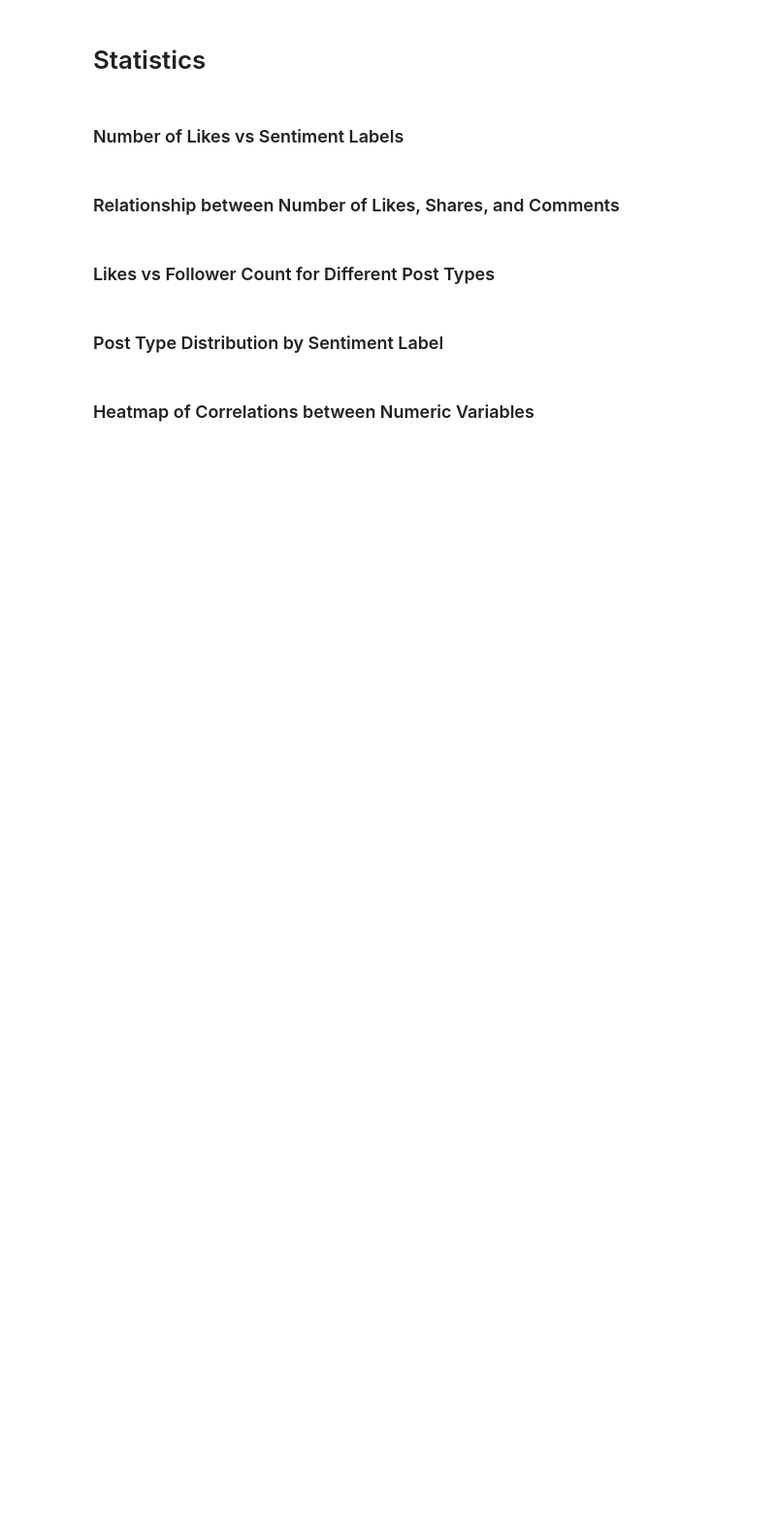
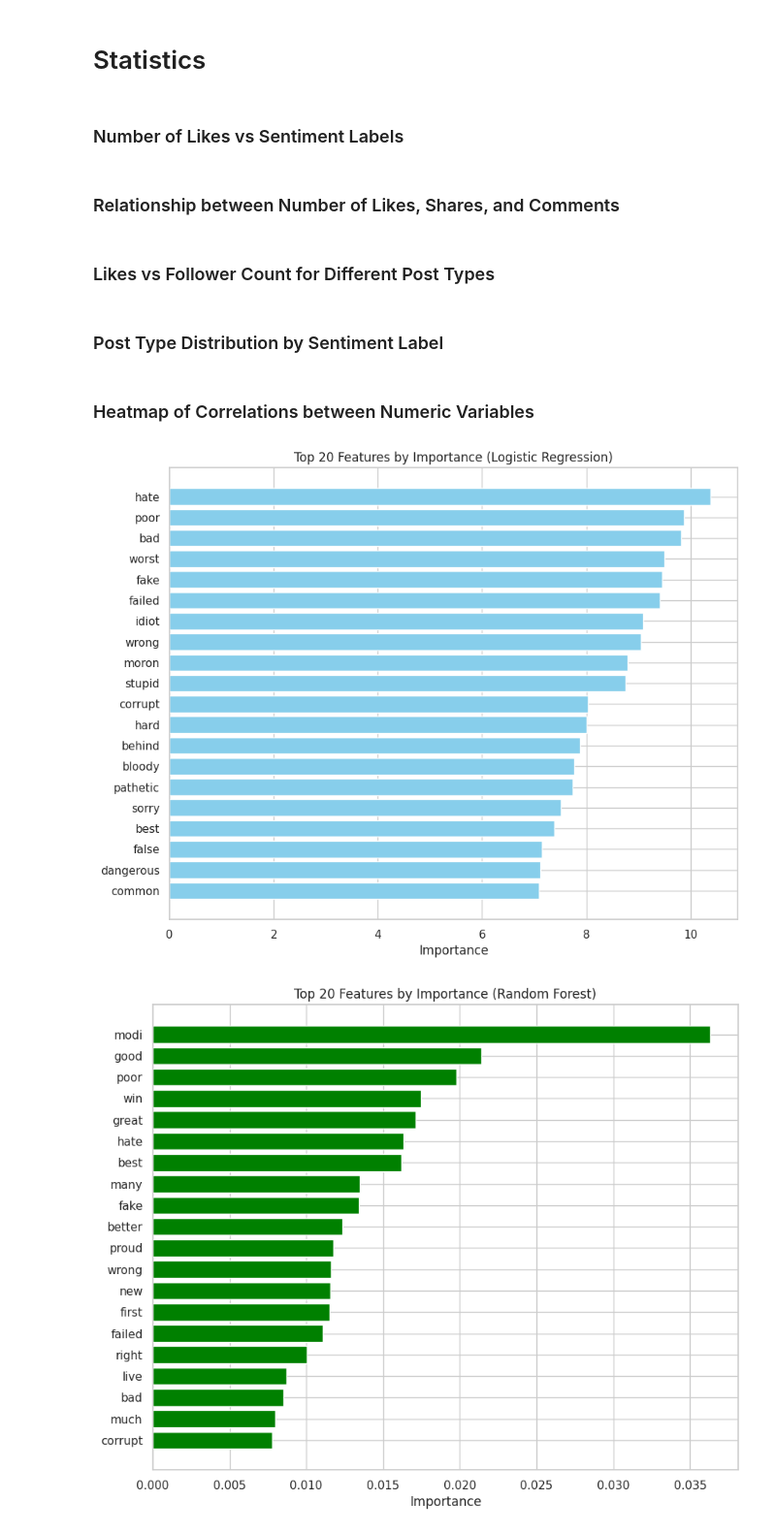
Before and after one commit to PaoVale/FellTrack, a Jupyter notebook: FeelTrack.ipynb, the cells around one changed output. Shown at 97% size. Saved outputs shown, nothing was run; the diff lists cells and outputs as text; code cells hidden in the pictures; blank space fills up the shorter version.

```diff
--- a/FeelTrack.ipynb
+++ b/FeelTrack.ipynb
@@ -349,3 +349,57 @@ plt.title('Relazione tra Sentiment e Interazioni')
 plt.xlabel('Sentiment')
 plt.ylabel('Numero di Interazioni')
 plt.show()
+# %%
+# Logistic Regression - Feature Importance
+if 'logistic_model' in globals() and isinstance(logistic_model, LogisticRegression):
+    # Get feature names from the TF-IDF vectorizer
+    feature_names = tfidf_vectorizer.get_feature_names_out()
+    coefficients = logistic_model.coef_[0]
+
+    # Create a DataFrame to hold feature names and their importance
+    feature_importance_logistic = pd.DataFrame({
+        'Feature': feature_names,
+        'Importance': np.abs(coefficients)
+    })
+
+    # Sort by importance
+    feature_importance_logistic = feature_importance_logistic.sort_values(by='Importance', ascending=False)
+
+    # Select the top 20 features
+    top_features_logistic = feature_importance_logistic.head(20)
+
+    # Plot important features for Logistic Regression
+    plt.figure(figsize=(10, 8))
+    plt.barh(top_features_logistic['Feature'], top_features_logistic['Importance'], color='skyblue')
+    plt.xlabel('Importance')
+    plt.title('Top 20 Features by Importance (Logistic Regression)')
+    plt.gca().invert_yaxis()  # To display the highest importance at the top
+    plt.show()
+
+# Random Forest - Feature Importance
+if 'rf_model' in globals() and isinstance(rf_model, RandomForestClassifier):
+    # Get feature names from the TF-IDF vectorizer
+    feature_names = tfidf_vectorizer.get_feature_names_out()
+
+    # Get feature importance from the Random Forest model
+    feature_importance_rf = pd.DataFrame({
+        'Feature': feature_names,
+        'Importance': rf_model.feature_importances_
+    })
+
+    # Sort by importance
+    feature_importance_rf = feature_importance_rf.sort_values(by='Importance', ascending=False)
+
+    # Select the top 20 features
+    top_features_rf = feature_importance_rf.head(20)
+
+    # Plot important features for Random Forest
+    plt.figure(figsize=(10, 8))
+    plt.barh(top_features_rf['Feature'], top_features_rf['Importance'], color='green')
+    plt.xlabel('Importance')
+    plt.title('Top 20 Features by Importance (Random Forest)')
+    plt.gca().invert_yaxis()  # To display the highest importance at the top
+    plt.show()
+# %% [output]
+[figure, added]
+[figure, added]
```
Also changed, not shown: parts of 2 cells of this notebook.
